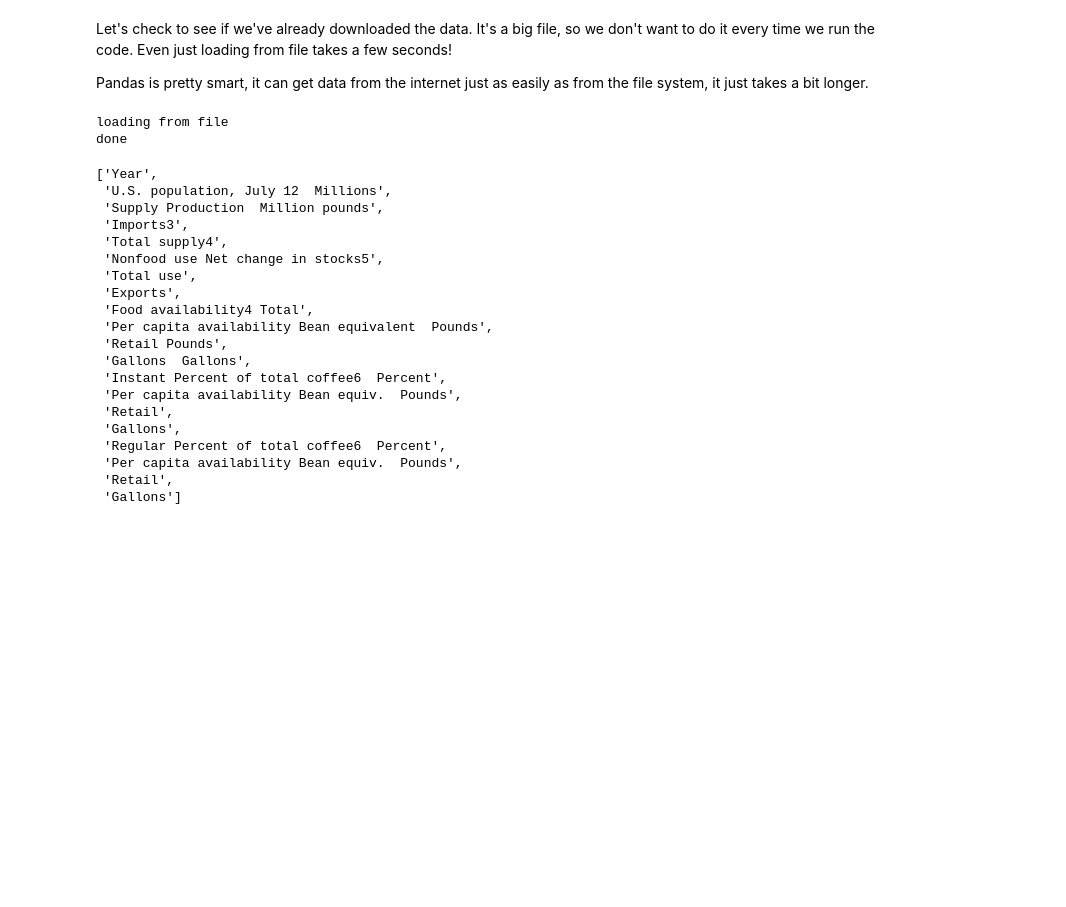
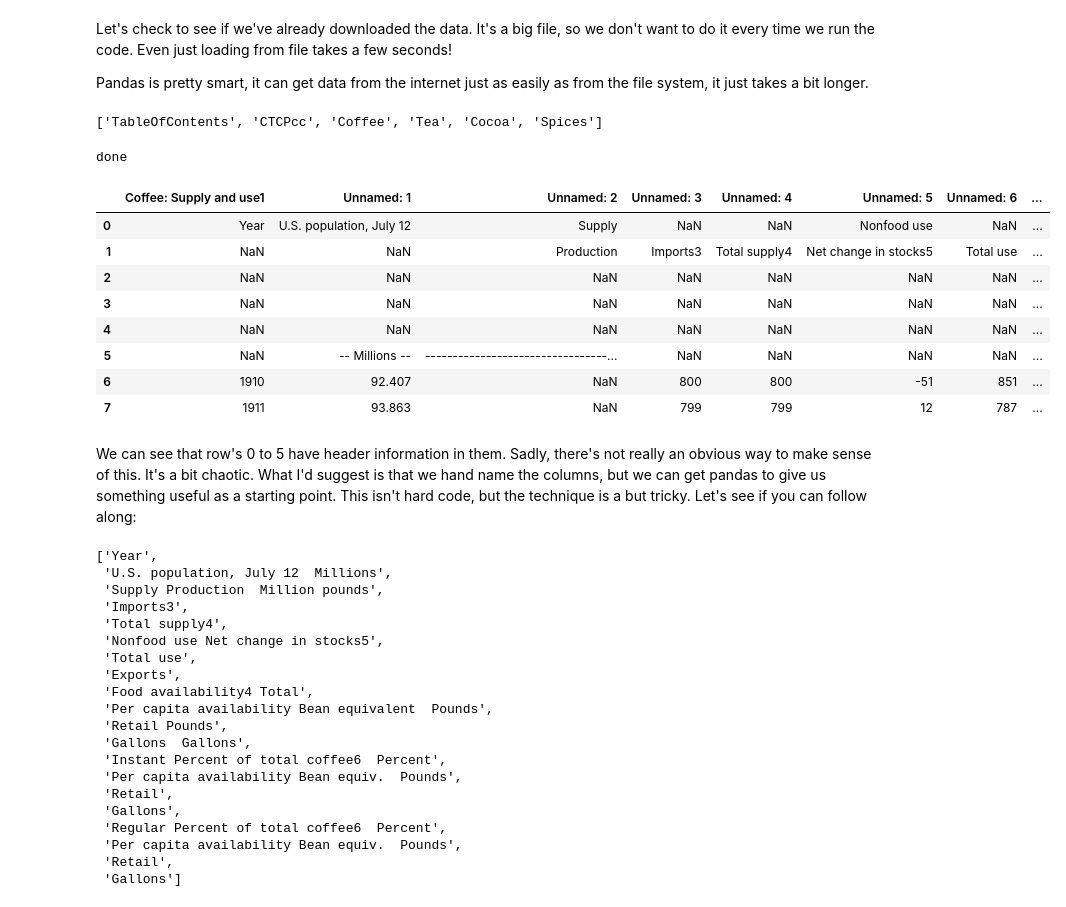
Before and after one commit to shinsooha/DATAproject, a Jupyter notebook: coffee.ipynb, the cells around one changed output. Cells and saved outputs as stored; diff of their text form; code cells hidden in the pictures; blank space fills up the shorter version.

Commit message:
Revert "get the data into the notebook in a usable way"
This reverts commit d118760856217bfe8ca1ce433715f3d50c6a0818.

```diff
--- a/coffee.ipynb
+++ b/coffee.ipynb
@@ -27,19 +27,28 @@ saved_style_state = matplotlib.rcParams.copy()  # give us a style state to go ba
 Let's check to see if we've already downloaded the data. It's a big file, so we don't want to do it every time we run the code. Even just loading from file takes a few seconds!
 
 Pandas is pretty smart, it can get data from the internet just as easily as from the file system, it just takes a bit longer.
-# %%
-if os.path.isfile("penalty_data_set_0.csv"):
-    filepath = "penalty_data_set_0.csv"
-    print("loading from file")
-else:
-    filepath = "http://www.osr.nsw.gov.au/sites/default/files/file_manager/penalty_data_set_0.csv"
-    print("loading from the internet")
-
-penalty_data = pd.read_csv(filepath)
-print("done")
-# %% [output]
-loading from file
-done
+# %%
+spice_path = "ctcsp.xls"
+print(pd.ExcelFile(spice_path).sheet_names)
+# %% [output]
+['TableOfContents', 'CTCPcc', 'Coffee', 'Tea', 'Cocoa', 'Spices']
+# %%
+spice_df = pd.read_excel(spice_path, sheet_name="Coffee")
+print("done")
+spice_df.head(8)
+# %% [output]
+done
+|  | Coffee: Supply and use1 | Unnamed: 1 | Unnamed: 2 | Unnamed: 3 | Unnamed: 4 | Unnamed: 5 | Unnamed: 6 | ... |
+| 0 | Year | U.S. population, July 12 | Supply | NaN | NaN | Nonfood use | NaN | ... |
+| 1 | NaN | NaN | Production | Imports3 | Total supply4 | Net change in stocks5 | Total use | ... |
+| 2 | NaN | NaN | NaN | NaN | NaN | NaN | NaN | ... |
+| 3 | NaN | NaN | NaN | NaN | NaN | NaN | NaN | ... |
+| 4 | NaN | NaN | NaN | NaN | NaN | NaN | NaN | ... |
+| 5 | NaN | -- Millions -- | ---------------------------------... | NaN | NaN | NaN | NaN | ... |
+| 6 | 1910 | 92.407 | NaN | 800 | 800 | -51 | 851 | ... |
+| 7 | 1911 | 93.863 | NaN | 799 | 799 | 12 | 787 | ... |
+# %% [markdown]
+We can see that row's 0 to 5 have header information in them. Sadly, there's not really an obvious way to make sense of this. It's a bit chaotic. What I'd suggest is that we hand name the columns, but we can get pandas to give us something useful as a starting point. This isn't hard code, but the technique is a but tricky. Let's see if you can follow along:
 # %%
 def concat_cells(column):
     new_title = ""
```
Also changed, not shown: parts of 5 cells of this notebook.
